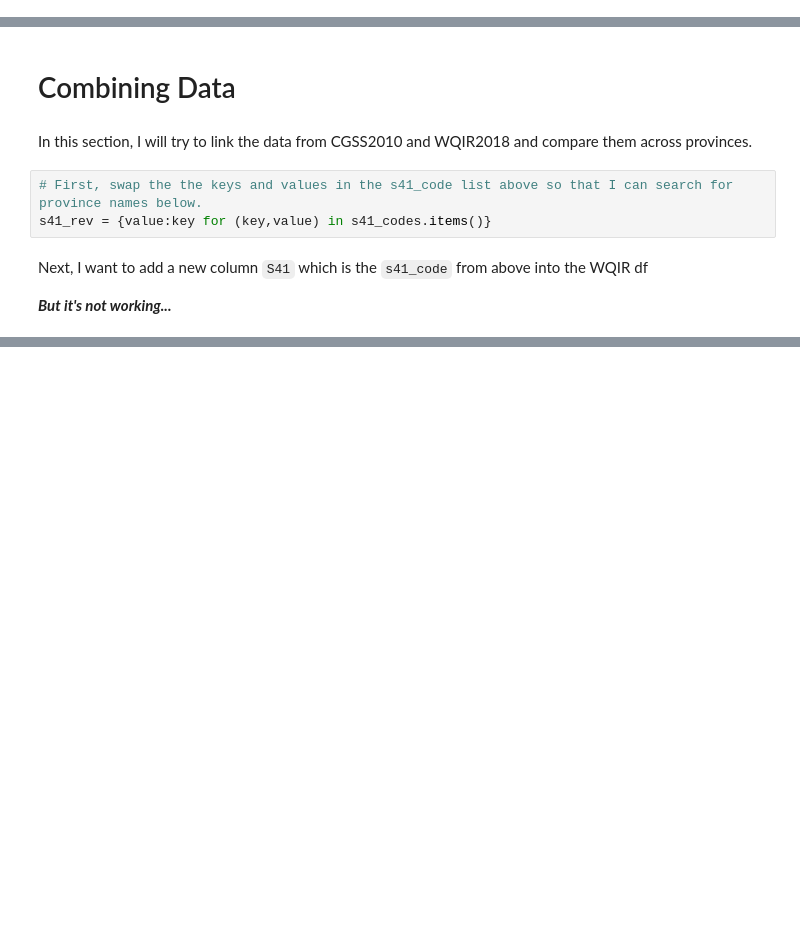
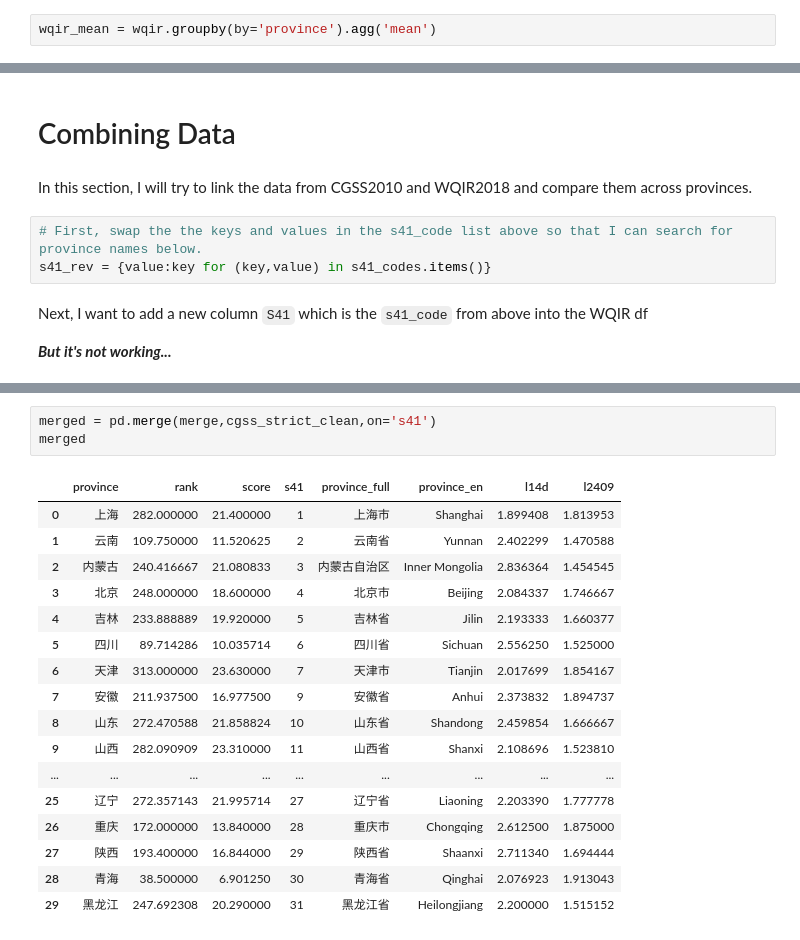
Before and after one commit to wrynearson/china-water, a Jupyter notebook: src/Thesis.ipynb, the cells around one changed output, grey strips where cells are left out. Cells and saved outputs as stored; diff of their text form; blank space fills up the shorter version.

```diff
--- a/src/Thesis.ipynb
+++ b/src/Thesis.ipynb
@@ -330,3 +367,5 @@ wqir_grouped.describe()
+# %%
+wqir_mean = wqir.groupby(by='province').agg('mean')
 # %% [markdown]
 The following plot visualizes the WQIR2018 values by province (y axis), with each prefecture's score lined up on the x axis. This is to visualize the range of water quality values in each province. On the top and right, two histograms count the occurances at each value (horizontal, top one bins water quality scores, while the vertical, right one bins the number of prefecture regions per province).
 # %%
@@ -368,0 +606,21 @@ Next, I want to add a new column `S41` which is the `s41_code` from above into t
+# %%
+merged = pd.merge(merge,cgss_strict_clean,on='s41')
+merged
+# %% [output]
+|  | province | rank | score | s41 | province_full | province_en | l14d | l2409 |
+| 0 | 上海 | 282.000000 | 21.400000 | 1 | 上海市 | Shanghai | 1.899408 | 1.813953 |
+| 1 | 云南 | 109.750000 | 11.520625 | 2 | 云南省 | Yunnan | 2.402299 | 1.470588 |
+| 2 | 内蒙古 | 240.416667 | 21.080833 | 3 | 内蒙古自治区 | Inner Mongolia | 2.836364 | 1.454545 |
+| 3 | 北京 | 248.000000 | 18.600000 | 4 | 北京市 | Beijing | 2.084337 | 1.746667 |
+| 4 | 吉林 | 233.888889 | 19.920000 | 5 | 吉林省 | Jilin | 2.193333 | 1.660377 |
+| 5 | 四川 | 89.714286 | 10.035714 | 6 | 四川省 | Sichuan | 2.556250 | 1.525000 |
+| 6 | 天津 | 313.000000 | 23.630000 | 7 | 天津市 | Tianjin | 2.017699 | 1.854167 |
+| 7 | 安徽 | 211.937500 | 16.977500 | 9 | 安徽省 | Anhui | 2.373832 | 1.894737 |
+| 8 | 山东 | 272.470588 | 21.858824 | 10 | 山东省 | Shandong | 2.459854 | 1.666667 |
+| 9 | 山西 | 282.090909 | 23.310000 | 11 | 山西省 | Shanxi | 2.108696 | 1.523810 |
+| ... | ... | ... | ... | ... | ... | ... | ... | ... |
+| 25 | 辽宁 | 272.357143 | 21.995714 | 27 | 辽宁省 | Liaoning | 2.203390 | 1.777778 |
+| 26 | 重庆 | 172.000000 | 13.840000 | 28 | 重庆市 | Chongqing | 2.612500 | 1.875000 |
+| 27 | 陕西 | 193.400000 | 16.844000 | 29 | 陕西省 | Shaanxi | 2.711340 | 1.694444 |
+| 28 | 青海 | 38.500000 | 6.901250 | 30 | 青海省 | Qinghai | 2.076923 | 1.913043 |
+| 29 | 黑龙江 | 247.692308 | 20.290000 | 31 | 黑龙江省 | Heilongjiang | 2.200000 | 1.515152 |
```
Also changed, not shown: parts of 43 cells of this notebook, 3 other files.
